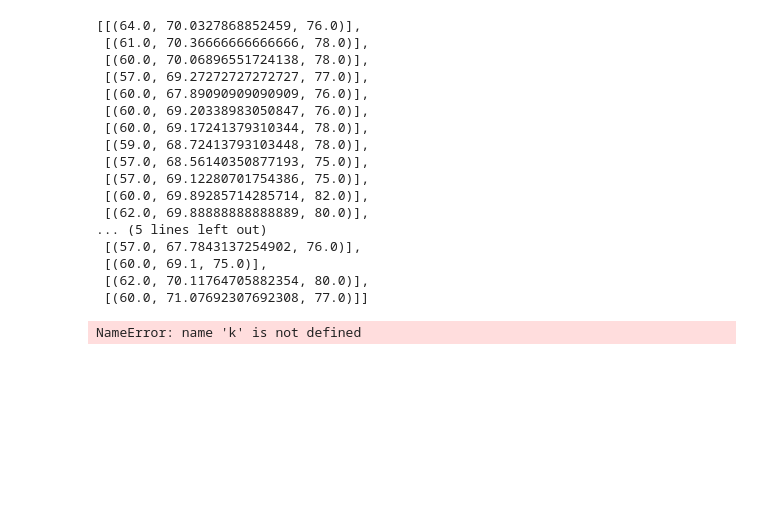
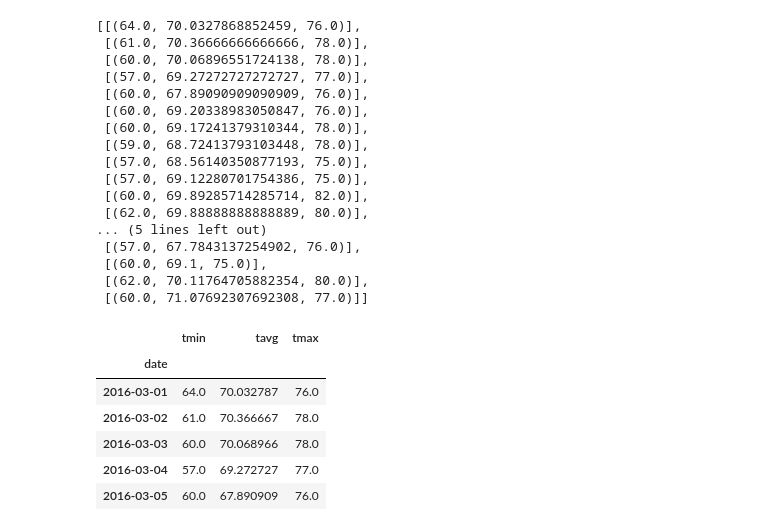
Before and after one commit to jorgepires311/SQL-Alchemy, a Jupyter notebook: climate.ipynb, the cells around one changed output. Saved outputs shown, nothing was run; the diff lists cells and outputs as text; code cells hidden in the pictures; blank space fills up the shorter version.

```diff
--- a/climate.ipynb
+++ b/climate.ipynb
@@ -311,9 +311,22 @@ mdNormals
  [(60.0, 71.07692307692308, 77.0)]]
 # %%
 # Load the previous query results into a Pandas DataFrame and add the `trip_dates` range as the `date` index
-dfTrip = pd.DataFrame.from_records([{k:v for v, k in row}  mdNormals])
+mdDaily = []
+for i in mdNormals:
+    for j in i:
+        mdDaily.append(j)
+mdDaily
+dfTrip = pd.DataFrame(mdDaily,columns=["tmin","tavg","tmax"])
+dfTrip['date'] = [r[0] for r in getDatesInRange(startDate,endDate)]
+dfTrip.set_index('date',inplace=True)
 dfTrip.head()
 # %% [output]
-NameError: name 'k' is not defined
+|  | tmin | tavg | tmax |
+| date |  |  |  |
+| 2016-03-01 | 64.0 | 70.032787 | 76.0 |
+| 2016-03-02 | 61.0 | 70.366667 | 78.0 |
+| 2016-03-03 | 60.0 | 70.068966 | 78.0 |
+| 2016-03-04 | 57.0 | 69.272727 | 77.0 |
+| 2016-03-05 | 60.0 | 67.890909 | 76.0 |
 # %%
 # Plot the daily normals as an area plot with `stacked=False`
```
Also changed, not shown: parts of 1 cell of this notebook.
